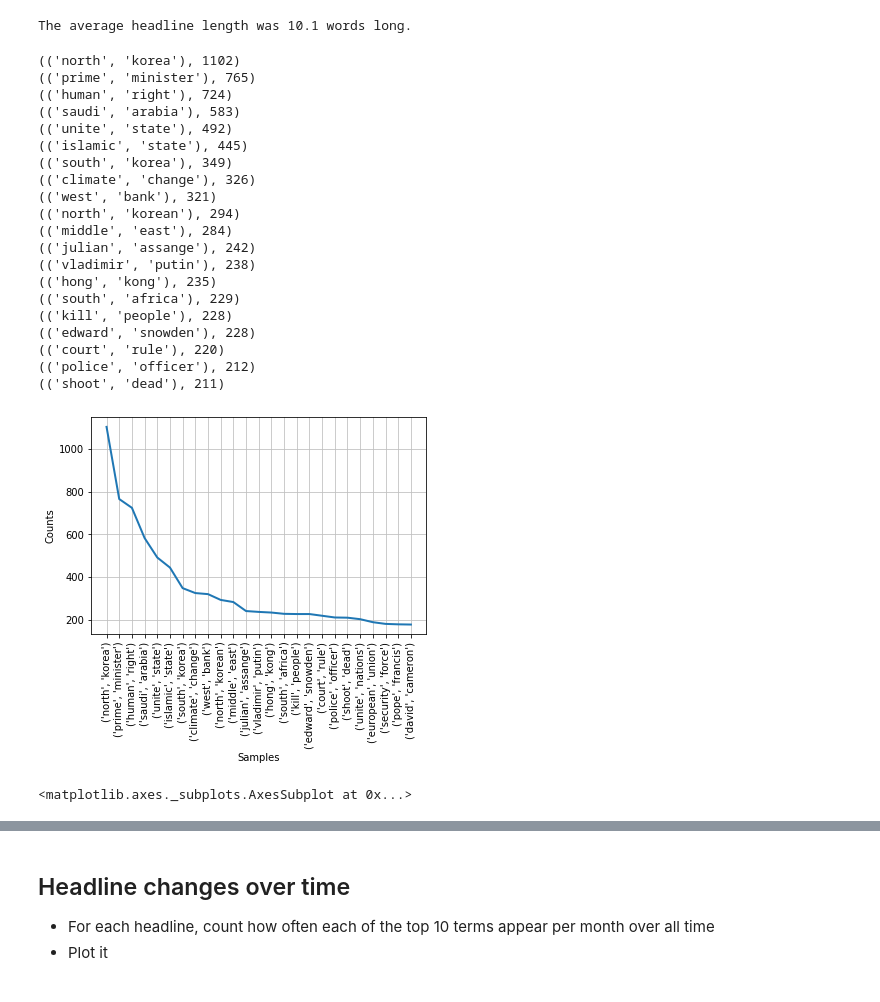
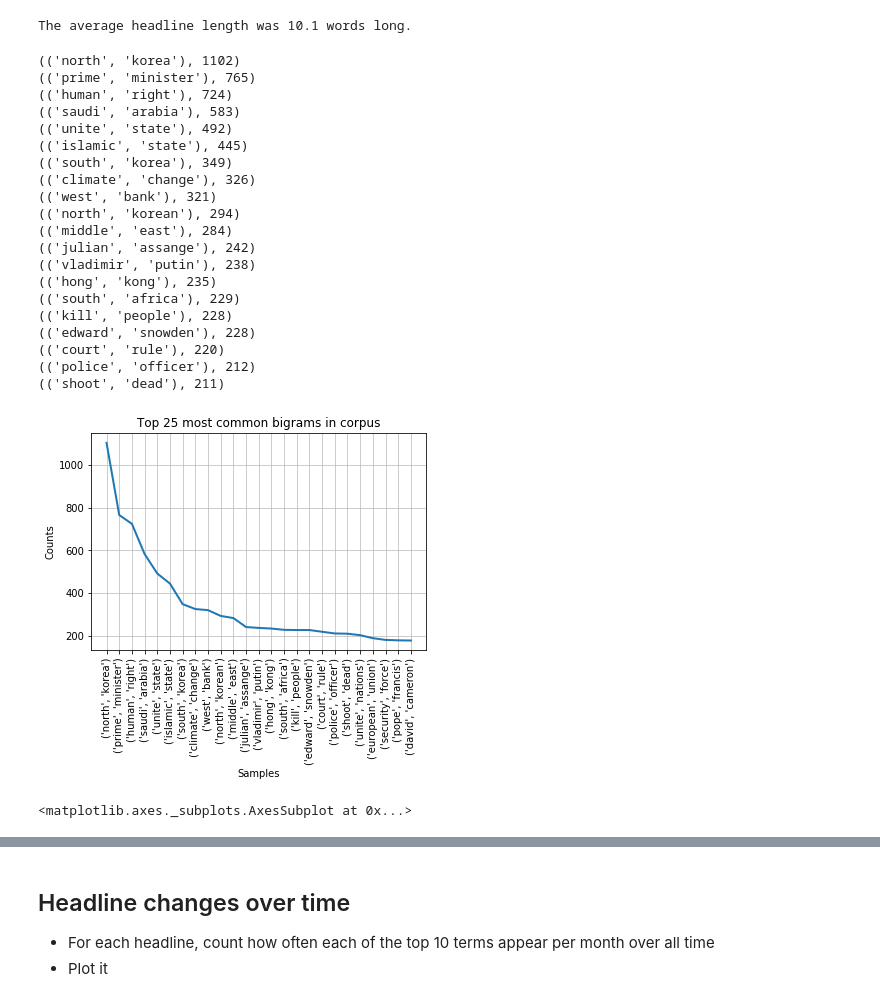
Before and after one commit to micahvandersteen/project-3-team-ifrit, a Jupyter notebook: Notebooks/Stock and news headline descriptive analysis.ipynb, the cells around one changed output, grey strips where cells are left out. Drawn from its saved outputs; the diff is of its cells as text; code cells hidden in the pictures.

```diff
--- a/Notebooks/Stock and news headline descriptive analysis.ipynb
+++ b/Notebooks/Stock and news headline descriptive analysis.ipynb
@@ -270,35 +268,35 @@ The average headline length was 10.1 words long.
 # https://inzaniak.github.io/pybistuffblog/posts/2017/February/nltk-counting-words
 # Get Bigrams from text
 bigrams = nltk.bigrams(words)
 # Calculate Frequency Distribution for Bigrams
 freq_bi = nltk.FreqDist(bigrams)
 
 # Print and plot most common bigrams
 for phrase in freq_bi.most_common(20):
     print(phrase)
-freq_bi.plot(25)
+freq_bi.plot(25, title="Top 25 most common bigrams in corpus")
 # %% [output]
 (('north', 'korea'), 1102)
 (('prime', 'minister'), 765)
 (('human', 'right'), 724)
 (('saudi', 'arabia'), 583)
 (('unite', 'state'), 492)
 (('islamic', 'state'), 445)
 (('south', 'korea'), 349)
 (('climate', 'change'), 326)
 (('west', 'bank'), 321)
 (('north', 'korean'), 294)
 (('middle', 'east'), 284)
 (('julian', 'assange'), 242)
 (('vladimir', 'putin'), 238)
 (('hong', 'kong'), 235)
 (('south', 'africa'), 229)
 (('kill', 'people'), 228)
 (('edward', 'snowden'), 228)
 (('court', 'rule'), 220)
 (('police', 'officer'), 212)
 (('shoot', 'dead'), 211)
-[figure, old version]
+[figure, new version]
 <matplotlib.axes._subplots.AxesSubplot at 0x...>
 # %%
 # How many terms (word triples) appear across all headlines?
```
Also changed, not shown: parts of 9 cells of this notebook, 18 other files.
